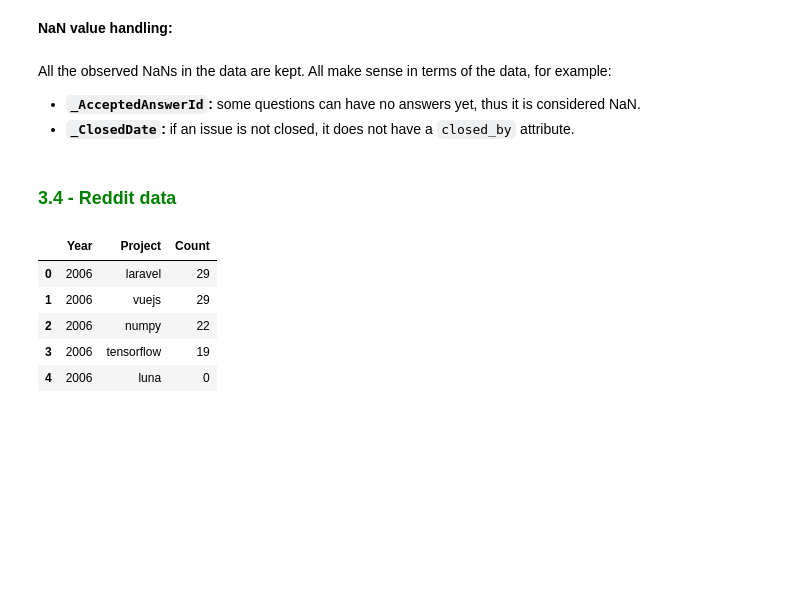
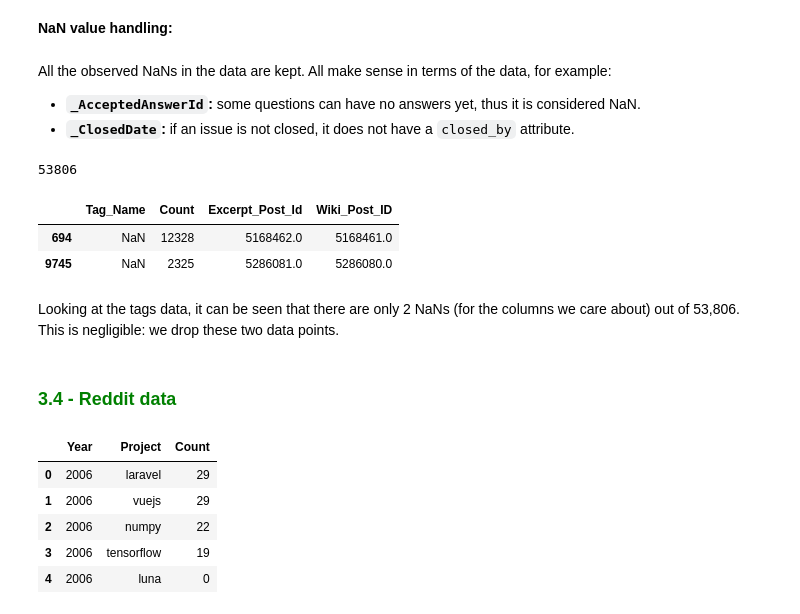
Before and after one commit to GermainZ/AppliedDataAnalysisProject, a Jupyter notebook: data_pipeline.ipynb, the cells around one changed output. Cells and saved outputs as stored; diff of their text form; code cells hidden in the pictures; blank space fills up the shorter version.

```diff
--- a/data_pipeline.ipynb
+++ b/data_pipeline.ipynb
@@ -157,0 +201,4 @@ pd.DataFrame(df.take(5), columns=df.columns)
+# %%
+tag_stackoverflow_df = pd.read_csv(DATA_DIR + '/Tags.csv',header=0, index_col=0,
+                                   names=['Tag_Name', 'Count', 'Excerpt_Post_Id', 'Wiki_Post_ID'])
+tag_stackoverflow_df.head()
@@ -449,3 +503,14 @@ pd.DataFrame(df.take(5), columns=df.columns)
 All the observed NaNs in the data are kept. All make sense in terms of the data, for example:
 - **`_AcceptedAnswerId`:** some questions can have no answers yet, thus it is considered NaN.
 - **`_ClosedDate`:** if an issue is not closed, it does not have a `closed_by` attribute.
+# %%
+# Show NaNs for tags data.
+print(len(tag_stackoverflow_df))
+tag_stackoverflow_df[tag_stackoverflow_df[['Tag_Name', 'Count']].isnull().any(axis=1)]
+# %% [output]
+53806
+|  | Tag_Name | Count | Excerpt_Post_Id | Wiki_Post_ID |
+| 694 | NaN | 12328 | 5168462.0 | 5168461.0 |
+| 9745 | NaN | 2325 | 5286081.0 | 5286080.0 |
+# %% [markdown]
+Looking at the tags data, it can be seen that there are only 2 NaNs (for the columns we care about) out of 53,806. This is negligible: we drop these two data points.
```
Also changed, not shown: parts of 62 cells of this notebook.
